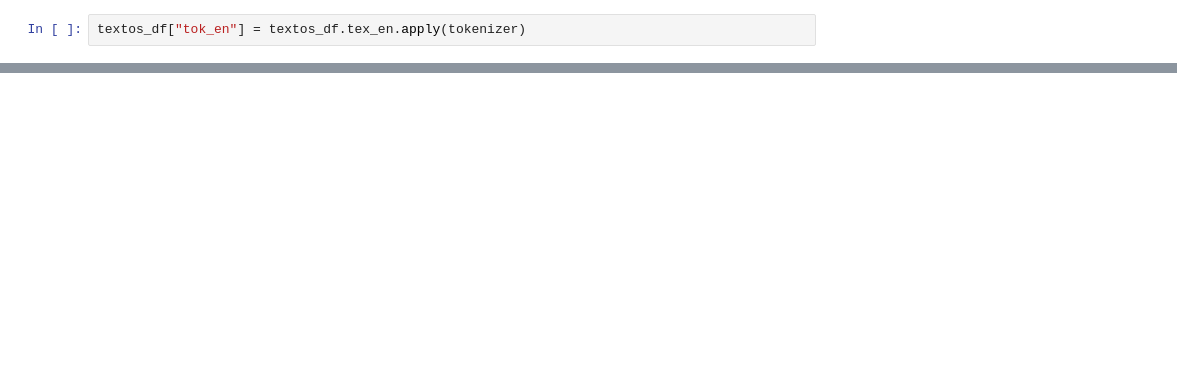
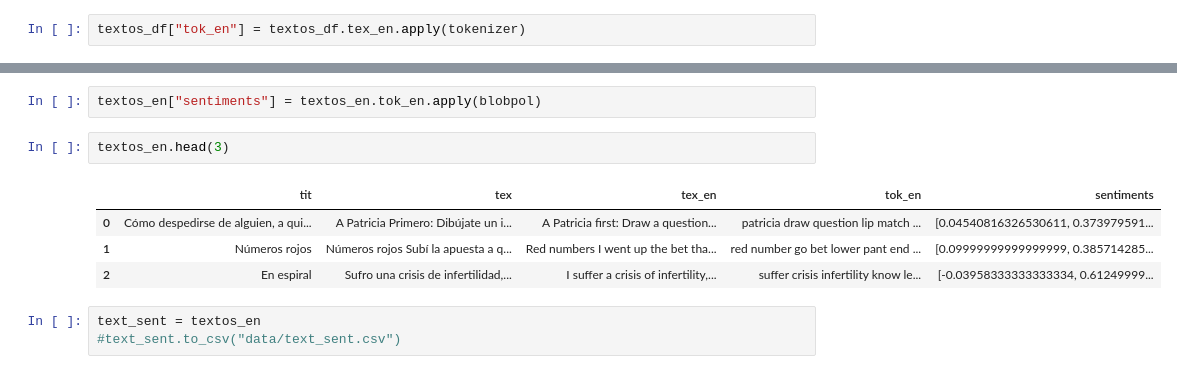
Before and after one commit to data2021oct/web-scrapping-miniproject, a Jupyter notebook: minipro.ipynb, the cells around one changed output, grey strips where cells are left out. Drawn from its saved outputs; the diff is of its cells as text; blank space fills up the shorter version.

```diff
--- a/minipro.ipynb
+++ b/minipro.ipynb
@@ -185,0 +203,12 @@ text_sent.to_csv("data/text_sent.csv")
+# %%
+textos_en["sentiments"] = textos_en.tok_en.apply(blobpol)
+# %%
+textos_en.head(3)
+# %% [output]
+|  | tit | tex | tex_en | tok_en | sentiments |
+| 0 | Cómo despedirse de alguien, a qui... | A Patricia Primero: Dibújate un i... | A Patricia first: Draw a question... | patricia draw question lip match ... | [0.04540816326530611, 0.373979591... |
+| 1 | Números rojos | Números rojos Subí la apuesta a q... | Red numbers I went up the bet tha... | red number go bet lower pant end ... | [0.09999999999999999, 0.385714285... |
+| 2 | En espiral | Sufro una crisis de infertilidad,... | I suffer a crisis of infertility,... | suffer crisis infertility know le... | [-0.03958333333333334, 0.61249999... |
+# %%
+text_sent = textos_en
+#text_sent.to_csv("data/text_sent.csv")
```
Also changed, not shown: parts of 25 cells of this notebook, 1 other file.
